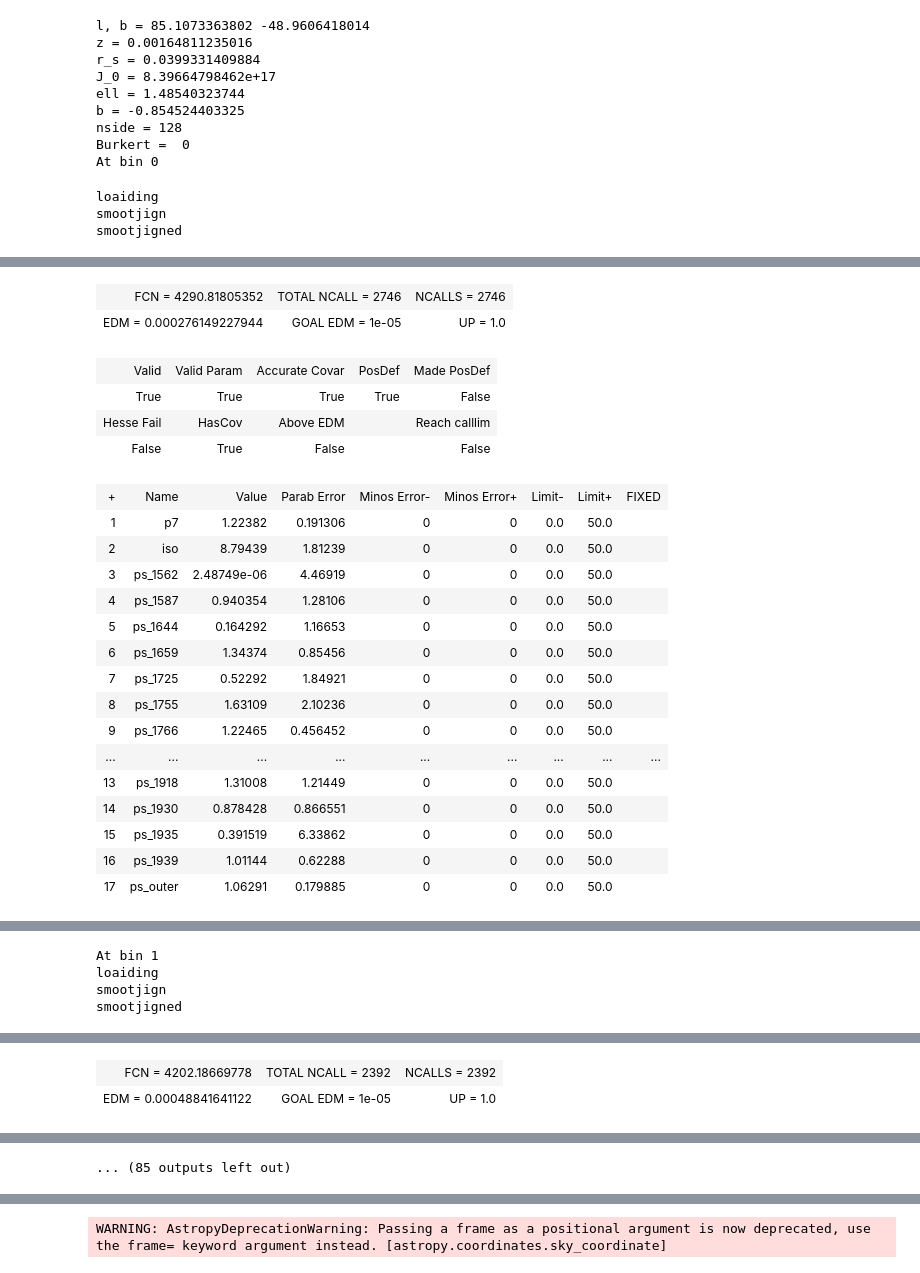
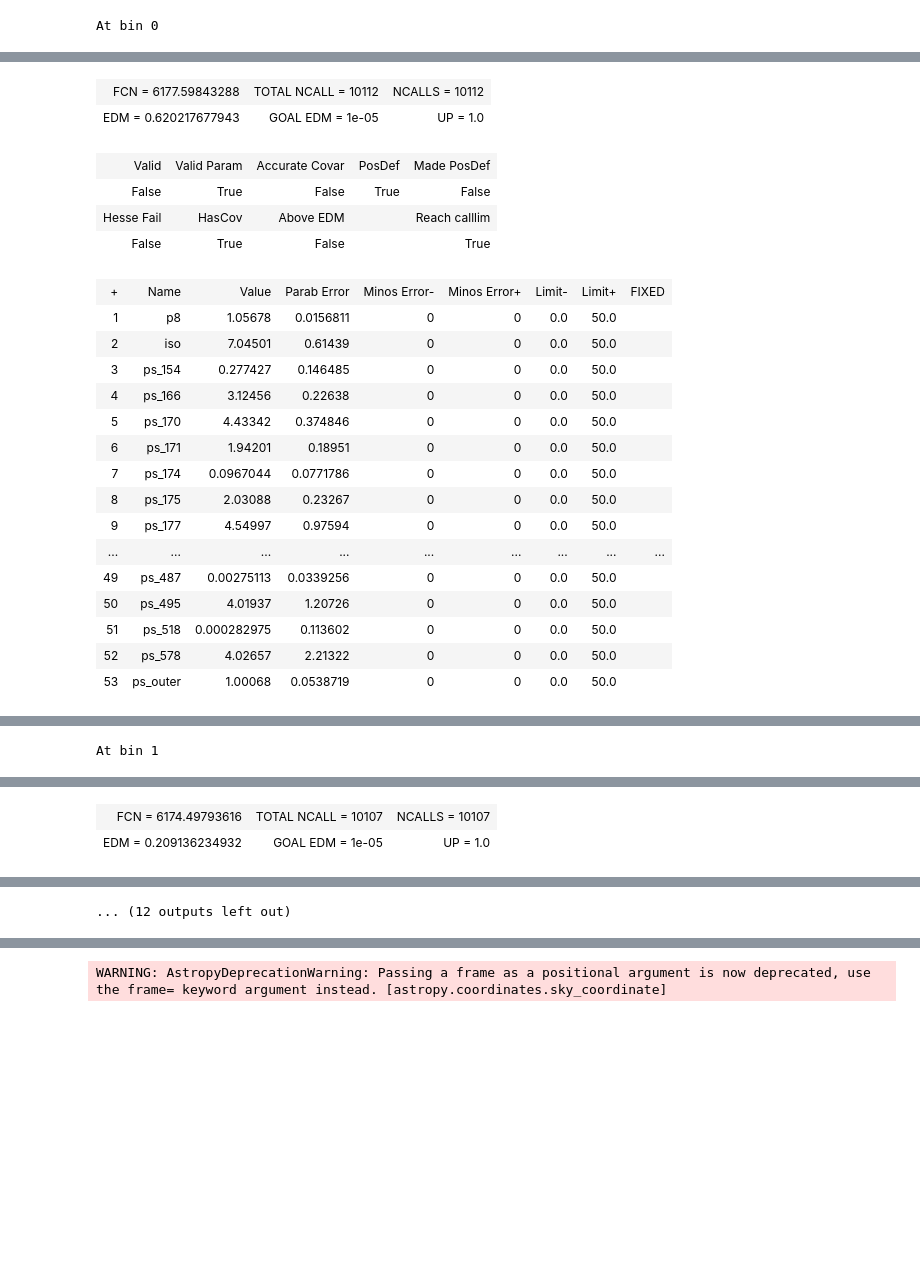
Before and after one commit to jeansom/DM-Catalog-Scan, a Jupyter notebook: Scan-Small-ROI/notebooks/debugging.ipynb, the cells around one changed output, grey strips where cells are left out. Saved outputs shown, nothing was run; the diff lists cells and outputs as text; code cells hidden in the pictures; blank space fills up the shorter version.

```diff
--- a/Scan-Small-ROI/notebooks/debugging.ipynb
+++ b/Scan-Small-ROI/notebooks/debugging.ipynb
@@ -42,61 +45,47 @@ import healpy as hp
 # %%
 sc =Scan(perform_scan=1,
     perform_postprocessing=0,
-    imc=0,
-    iobj=8,
+    imc=-1,
+    diff='p8',
+    iobj=0,
     Asimov=0,
     float_ps_together=0,
     noJprof=0,
     floatDM=1,
     verbose=1,
     emin=0,
-     emax=15,
-    randlocs=1,
+     emax=3,
      load_dir='/tigress/bsafdi/github/NPTF-working/NPTF-ID-Catalog/SimpleScan/data/debugging_together//',
     save_dir='/tigress/bsafdi/github/NPTF-working/NPTF-ID-Catalog/SimpleScan/data/debugging_together///',
     mc_dm=-1)
 # %% [output]
-l, b = 85.1073363802 -48.9606418014
-z = 0.00164811235016
-r_s = 0.0399331409884
-J_0 = 8.39664798462e+17
-ell = 1.48540323744
-b = -0.854524403325
-nside = 128
-Burkert =  0
 At bin 0
-loaiding
-smootjign
-smootjigned
 [interactive output not drawn]
-| FCN = 4290.81805352 | TOTAL NCALL = 2746 | NCALLS = 2746 |
-| EDM = 0.000276149227944 | GOAL EDM = 1e-05 | UP = 1.0 |
+| FCN = 6177.59843288 | TOTAL NCALL = 10112 | NCALLS = 10112 |
+| EDM = 0.620217677943 | GOAL EDM = 1e-05 | UP = 1.0 |
 | Valid | Valid Param | Accurate Covar | PosDef | Made PosDef |
-| True | True | True | True | False |
+| False | True | False | True | False |
 | Hesse Fail | HasCov | Above EDM |  | Reach calllim |
-| False | True | False |  | False |
+| False | True | False |  | True |
 | + | Name | Value | Parab Error | Minos Error- | Minos Error+ | Limit- | Limit+ | FIXED |
-| 1 | p7 | 1.22382 | 0.191306 | 0 | 0 | 0.0 | 50.0 |  |
-| 2 | iso | 8.79439 | 1.81239 | 0 | 0 | 0.0 | 50.0 |  |
-| 3 | ps_1562 | 2.48749e-06 | 4.46919 | 0 | 0 | 0.0 | 50.0 |  |
-| 4 | ps_1587 | 0.940354 | 1.28106 | 0 | 0 | 0.0 | 50.0 |  |
-| 5 | ps_1644 | 0.164292 | 1.16653 | 0 | 0 | 0.0 | 50.0 |  |
-| 6 | ps_1659 | 1.34374 | 0.85456 | 0 | 0 | 0.0 | 50.0 |  |
-| 7 | ps_1725 | 0.52292 | 1.84921 | 0 | 0 | 0.0 | 50.0 |  |
-| 8 | ps_1755 | 1.63109 | 2.10236 | 0 | 0 | 0.0 | 50.0 |  |
-| 9 | ps_1766 | 1.22465 | 0.456452 | 0 | 0 | 0.0 | 50.0 |  |
+| 1 | p8 | 1.05678 | 0.0156811 | 0 | 0 | 0.0 | 50.0 |  |
+| 2 | iso | 7.04501 | 0.61439 | 0 | 0 | 0.0 | 50.0 |  |
+| 3 | ps_154 | 0.277427 | 0.146485 | 0 | 0 | 0.0 | 50.0 |  |
+| 4 | ps_166 | 3.12456 | 0.22638 | 0 | 0 | 0.0 | 50.0 |  |
+| 5 | ps_170 | 4.43342 | 0.374846 | 0 | 0 | 0.0 | 50.0 |  |
+| 6 | ps_171 | 1.94201 | 0.18951 | 0 | 0 | 0.0 | 50.0 |  |
+| 7 | ps_174 | 0.0967044 | 0.0771786 | 0 | 0 | 0.0 | 50.0 |  |
+| 8 | ps_175 | 2.03088 | 0.23267 | 0 | 0 | 0.0 | 50.0 |  |
+| 9 | ps_177 | 4.54997 | 0.97594 | 0 | 0 | 0.0 | 50.0 |  |
 | ... | ... | ... | ... | ... | ... | ... | ... | ... |
-| 13 | ps_1918 | 1.31008 | 1.21449 | 0 | 0 | 0.0 | 50.0 |  |
-| 14 | ps_1930 | 0.878428 | 0.866551 | 0 | 0 | 0.0 | 50.0 |  |
-| 15 | ps_1935 | 0.391519 | 6.33862 | 0 | 0 | 0.0 | 50.0 |  |
-| 16 | ps_1939 | 1.01144 | 0.62288 | 0 | 0 | 0.0 | 50.0 |  |
-| 17 | ps_outer | 1.06291 | 0.179885 | 0 | 0 | 0.0 | 50.0 |  |
+| 49 | ps_487 | 0.00275113 | 0.0339256 | 0 | 0 | 0.0 | 50.0 |  |
+| 50 | ps_495 | 4.01937 | 1.20726 | 0 | 0 | 0.0 | 50.0 |  |
+| 51 | ps_518 | 0.000282975 | 0.113602 | 0 | 0 | 0.0 | 50.0 |  |
+| 52 | ps_578 | 4.02657 | 2.21322 | 0 | 0 | 0.0 | 50.0 |  |
+| 53 | ps_outer | 1.00068 | 0.0538719 | 0 | 0 | 0.0 | 50.0 |  |
 [interactive output not drawn]
-At bin 1
-loaiding
-smootjign
-smootjigned
+At bin 1
 [interactive output not drawn]
-| FCN = 4202.18669778 | TOTAL NCALL = 2392 | NCALLS = 2392 |
-| EDM = 0.00048841641122 | GOAL EDM = 1e-05 | UP = 1.0 |
+| FCN = 6174.49793616 | TOTAL NCALL = 10107 | NCALLS = 10107 |
+| EDM = 0.209136234932 | GOAL EDM = 1e-05 | UP = 1.0 |
 | Valid | Valid Param | Accurate Covar | PosDef | Made PosDef |
@@ -122 +110,0 @@ smootjigned
-... (85 outputs left out)
@@ -122,0 +112 @@ smootjigned
+... (12 outputs left out)
```
Also changed, not shown: parts of 5 cells of this notebook, 22 other files.
